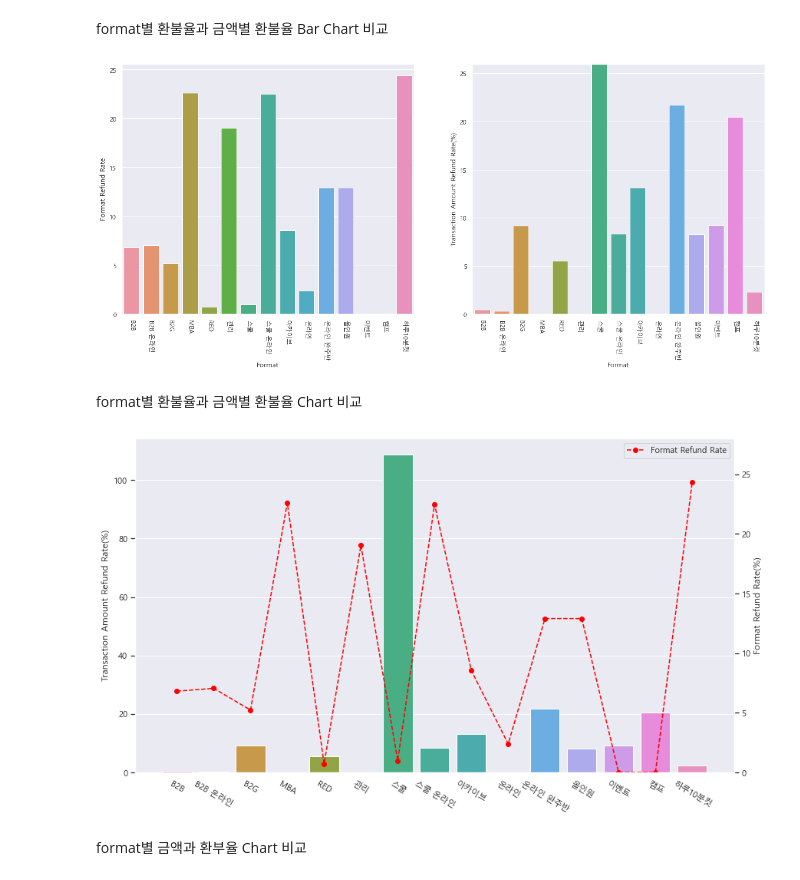
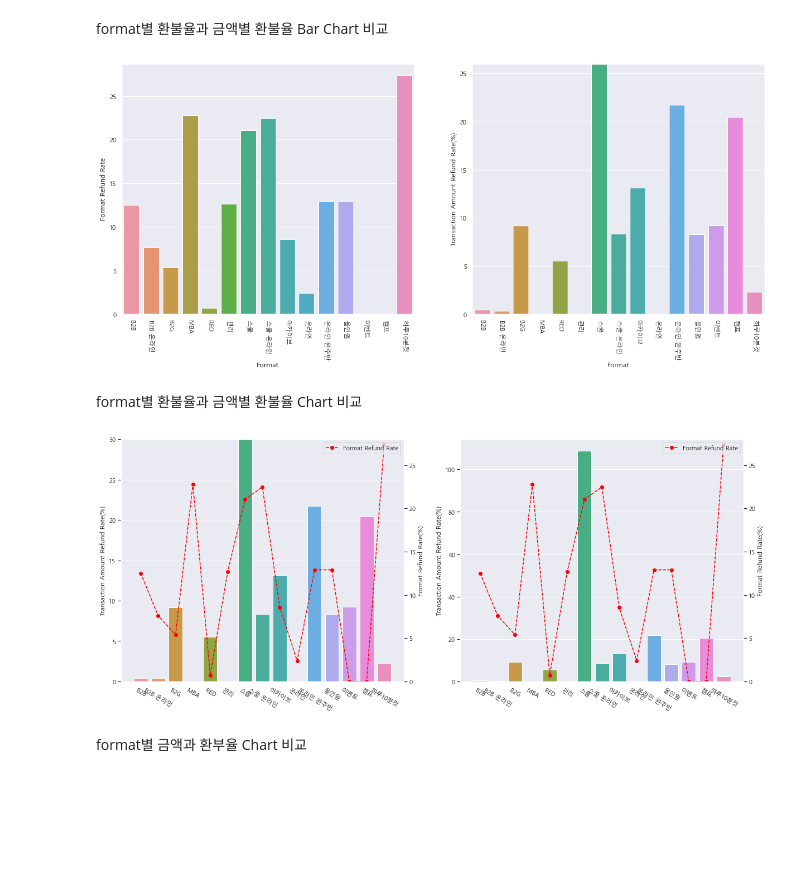
Before and after one commit to yd-online3/fc_miniproject, a Jupyter notebook: fc_mini_hojun_제출용.ipynb, the cells around one changed output. Drawn from its saved outputs; the diff is of its cells as text; code cells hidden in the pictures; blank space fills up the shorter version.

Commit message:
feat: format name 'B2B' analysis complete

```diff
--- a/fc_mini_hojun_제출용.ipynb
+++ b/fc_mini_hojun_제출용.ipynb
@@ -122,3 +122,6 @@ df['pg'] = df['pg'].fillna('PG')
 
 # index reset
 df = df.reset_index()
+
+# drop column
+df = df.drop(columns="index")
@@ -125,3 +136,6 @@ df = df.reset_index()
+# %%
+# drop column
+df = df.drop(df[df['method']=='PROMOTION'].index)
 # %% [markdown]
 ### 구매관련 정보들 분석
 # %% [markdown]
@@ -316,12 +330,15 @@ for i in range(len(completed_only)):
 payment_list.insert(9,0)
 
 # REFUND 금액 가져오기
+temp_df = df
+
 cond = temp_df[temp_df['type']=='PAYMENT'].index
 temp_df = temp_df.drop(cond)
 
 temp_df.groupby(['format','type','state']).agg(how)
 refund_list = []
 
+temp_df.groupby(['format','type','state']).agg(how)
 for i in range(13):
     refund_list.append(temp_df.groupby(['format','type','state']).agg(how).iloc[i,0])
 refund_list.insert(3,0)
@@ -379,32 +396,47 @@ plt.ylabel('Transaction Amount Refund Rate(%)')
 plt.ylim(0, 26)
 plt.show()
 # %% [output]
-[figure, old version]
+[figure, new version]
 # %% [markdown]
 format별 환불율과 금액별 환불율 Chart 비교
 # %%
 # df5 필요한 항목들을 -> array로 변환
 format_array = np.array(temp_df.index)
 format_refund_rate = np.array(temp_df['format_refund_rate'])
 transaction_amount_refund_rate = np.array(temp_df['transaction_amount_refund_rate'])
 
-plt.figure(figsize=(14, 8))
+plt.figure(figsize=(20, 8))
 
+plt.subplot(1, 2, 1)
+lns1 = sns.barplot(x=format_array, y=transaction_amount_refund_rate )
+lns1.set_ylim(0, 30)
+lns1.set_ylabel('Transaction Amount Refund Rate(%)')
+plt.xticks(rotation=-30)
+
+# ax2는 y2에 대한 그래프, twinx로 x축을 공유
+ax2 = lns1.twinx()
+lns2 = ax2.plot(format_array, format_refund_rate, color = 'red', label='Format Refund Rate',linestyle='--', marker='o')
+ax2.set_ylabel('Format Refund Rate(%)')
+ax2.grid()
+ax2.legend(loc='upper right')
+ax2.set_ylim(0, 28)
+
+plt.subplot(1, 2, 2)
 lns1 = sns.barplot(x=format_array, y=transaction_amount_refund_rate )
 
 lns1.set_ylabel('Transaction Amount Refund Rate(%)')
 plt.xticks(rotation=-30)
 
 # ax2는 y2에 대한 그래프, twinx로 x축을 공유
 ax2 = lns1.twinx()
 lns2 = ax2.plot(format_array, format_refund_rate, color = 'red', label='Format Refund Rate',linestyle='--', marker='o')
 ax2.set_ylabel('Format Refund Rate(%)')
 ax2.grid()
 ax2.legend(loc='upper right')
 ax2.set_ylim(0, 28)
 plt.show()
 # %% [output]
-[figure, old version]
+[figure, new version]
 # %% [markdown]
 format별 금액과 환부율 Chart 비교
 # %%
```
Also changed, not shown: parts of 25 cells of this notebook.
